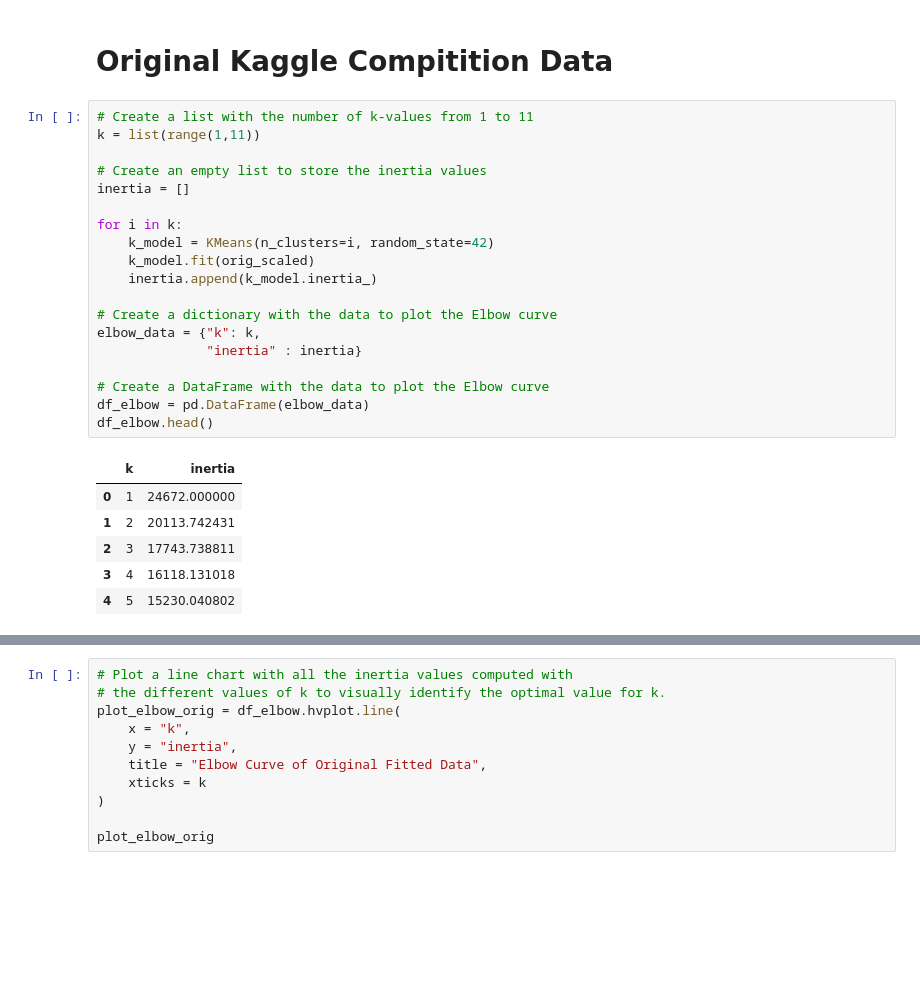
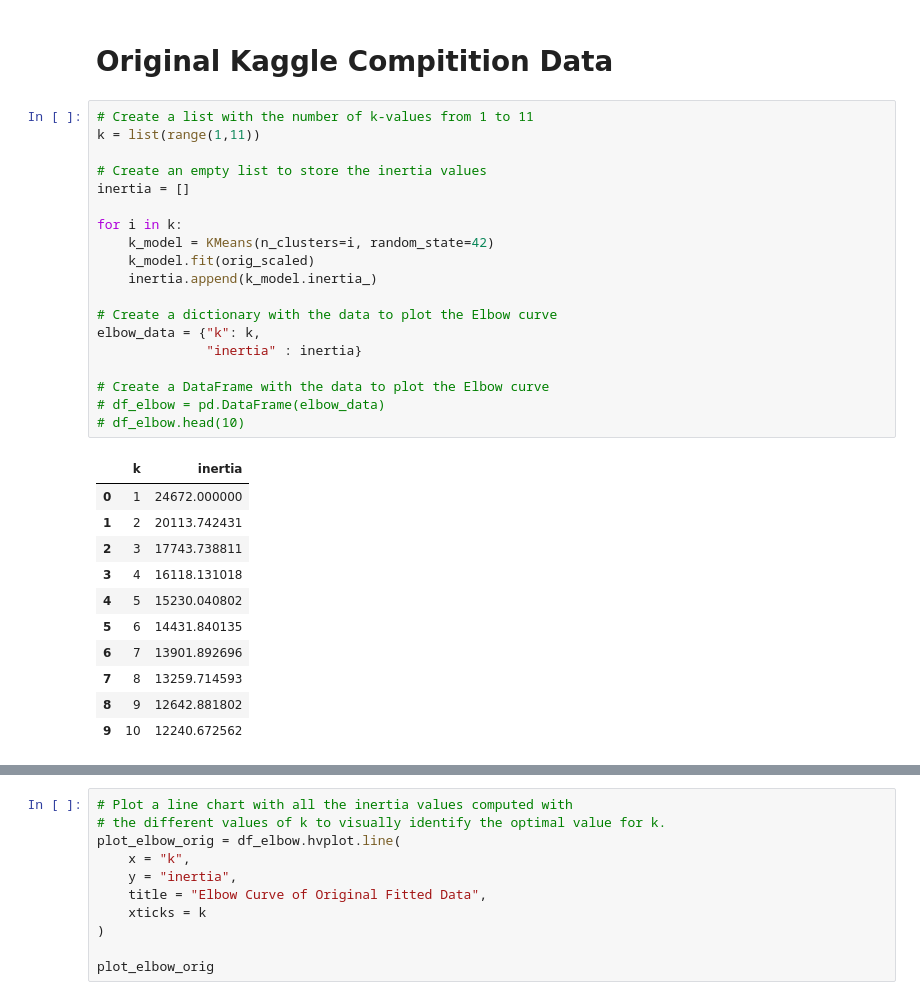
Before and after one commit to Nicholas-Simpson/Project-4, a Jupyter notebook: Michael/notebooks/wine_clustering.ipynb, the cells around one changed output, grey strips where cells are left out. Cells and saved outputs as stored; diff of their text form; blank space fills up the shorter version.

```diff
--- a/Michael/notebooks/wine_clustering.ipynb
+++ b/Michael/notebooks/wine_clustering.ipynb
@@ -70,26 +70,31 @@ all_scaled = pd.DataFrame(StandardScaler().fit_transform(trainable_data),
 # %%
 # Create a list with the number of k-values from 1 to 11
 k = list(range(1,11))
 
 # Create an empty list to store the inertia values
 inertia = []
 
 for i in k:
     k_model = KMeans(n_clusters=i, random_state=42)
     k_model.fit(orig_scaled)
     inertia.append(k_model.inertia_)
 
 # Create a dictionary with the data to plot the Elbow curve
 elbow_data = {"k": k,
               "inertia" : inertia}
 
 # Create a DataFrame with the data to plot the Elbow curve
-df_elbow = pd.DataFrame(elbow_data)
-df_elbow.head()
+# df_elbow = pd.DataFrame(elbow_data)
+# df_elbow.head(10)
 # %% [output]
 |  | k | inertia |
 | 0 | 1 | 24672.000000 |
 | 1 | 2 | 20113.742431 |
 | 2 | 3 | 17743.738811 |
 | 3 | 4 | 16118.131018 |
 | 4 | 5 | 15230.040802 |
+| 5 | 6 | 14431.840135 |
+| 6 | 7 | 13901.892696 |
+| 7 | 8 | 13259.714593 |
+| 8 | 9 | 12642.881802 |
+| 9 | 10 | 12240.672562 |
```
Also changed, not shown: parts of 4 cells of this notebook, 1 other file.
